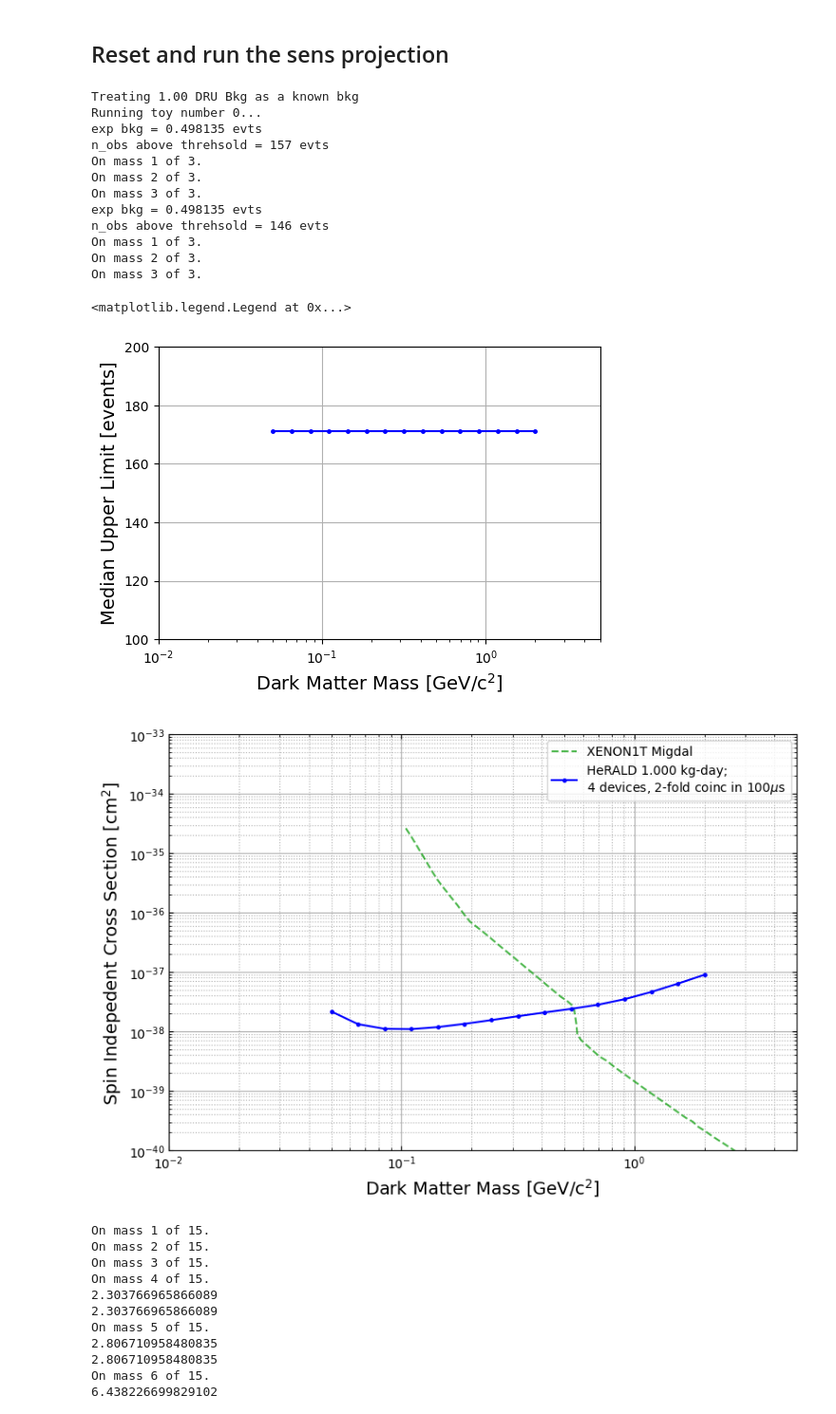
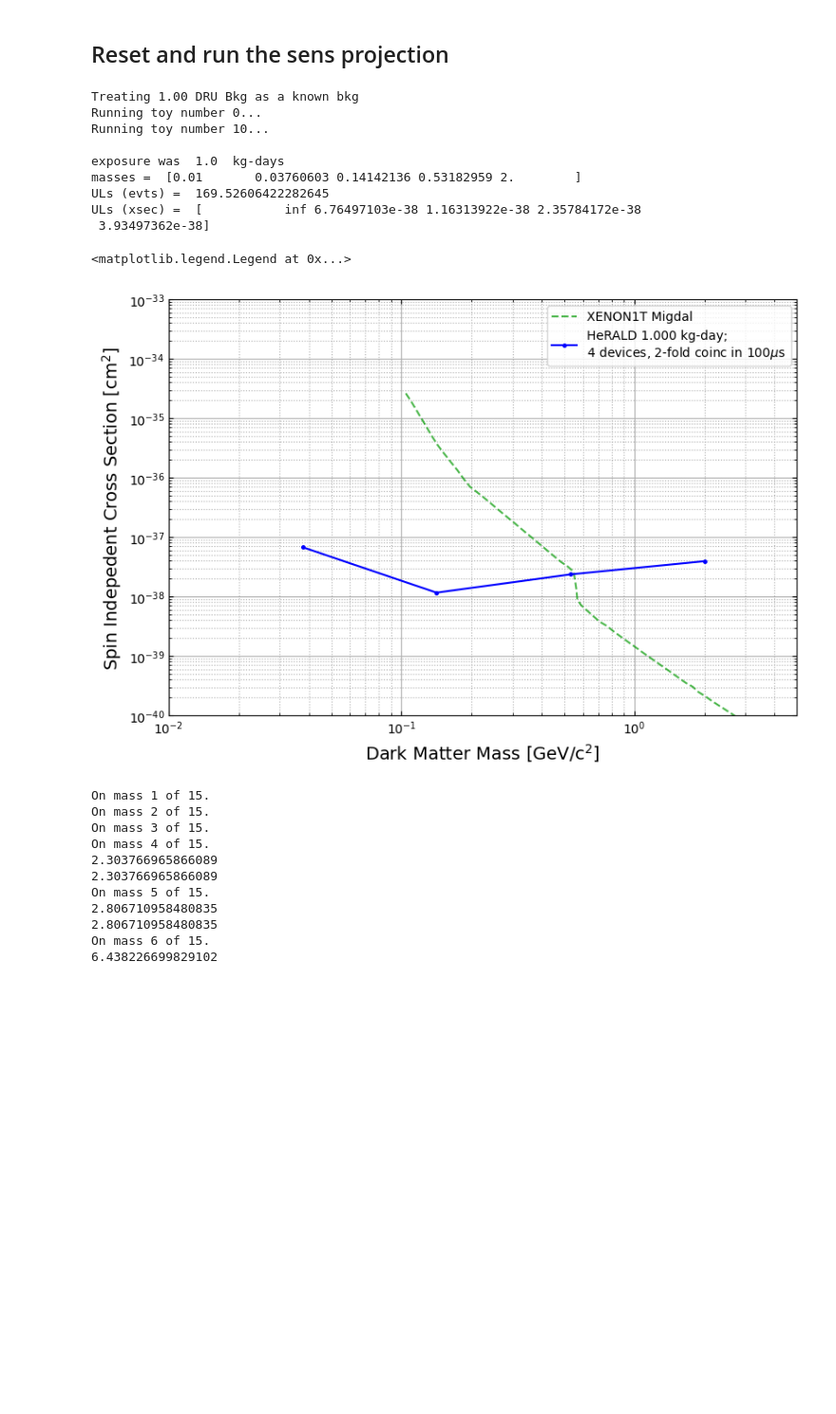
Before and after one commit to spice-herald/DarkLim, a Jupyter notebook: examples/helium.ipynb, the cells around one changed output. Shown at 95% size. Saved outputs shown, nothing was run; the diff lists cells and outputs as text; code cells hidden in the pictures; blank space fills up the shorter version.

Commit message:
add code to do a scan for He projections and plotting

```diff
--- a/examples/helium.ipynb
+++ b/examples/helium.ipynb
@@ -88,21 +88,24 @@ integral from 1e-06 to 1.0 keV = 4.30e-10 evts/day
 [figure]
 # %%
 # Detector info setup
-
-time_elapsed = 100 # days
-efficiency = 1.0
-tm = 'He' # target name
-mass_det = 0.010 # mass in kg
-energy_res = 0.373e-3 # energy resolution in keV
-threshold = 5 * energy_res # threshold
 
 n_devices = 4
 coinc = 2
 window = 100e-6 # s
 
+mass_det = 0.010 # mass in kg
+time_elapsed = 1000 # days
+efficiency = 1.0
+
+tm = 'He' # target name
+
+energy_res = 0.373e-3 # energy resolution in keV
+threshold = coinc*5*energy_res
+
 print('detector mass is {} kg = {} g'.format(mass_det,mass_det*1000))
 print('run time is {} days'.format(time_elapsed))
-print('threshold = {:0.1f} eV'.format(threshold*1000))
+print('exposure is {} kg-days'.format(mass_det*time_elapsed))
+print('threshold = {:0.3f} eV'.format(threshold*1000))
 print('assuming {:d}-fold coincidence amongst {:d} devices in a {:0.1f} microsecond window'.format(coinc,n_devices,window/1e-6))
 # %% [output]
 detector mass is 0.01 kg = 10.0 g
@@ -166,6 +172,7 @@ Text(0.5, 0, 'Energy [keV]')
 # %% [markdown]
 ## Reset and run the sens projection
 # %%
+SE = darklim.sensitivity.SensEst(mass_det, time_elapsed, eff=efficiency, tm=tm)
 SE.reset_sim()
 
 SE.add_flat_bkgd(1) # flat background of 1 DRU
@@ -178,15 +185,15 @@ SE.add_nfold_lee_bkgd(m=n_devices,n=coinc,w=window)
 m_dm, sig, ul = SE.run_sim_fc(
     0,
     threshold,
-    0.5,
+    10,
     e_low=1e-6,
     #m_dms=np.array([1]),
-    m_dms=np.geomspace(0.05, 2, num=3),
-    nexp=2, # increase for a better estimate, 1 is generally used for diagnostics
+    m_dms=np.geomspace(0.01, 2, num=5),
+    nexp=20, # increase for a better estimate, 1 is generally used for diagnostics
     npts=1000,
     plot_bkgd=False,
     res=energy_res,
-    verbose=True,
+    verbose=False,
     sigma0=1e-36
     #sigma0=1e-41
 )
@@ -198,60 +205,56 @@ print('ULs (xsec) = ',sig)
 # %% [output]
 Treating 1.00 DRU Bkg as a known bkg
 Running toy number 0...
-exp bkg = 0.498135 evts
-n_obs above threhsold = 157 evts
-On mass 1 of 3.
-On mass 2 of 3.
-On mass 3 of 3.
-exp bkg = 0.498135 evts
-n_obs above threhsold = 146 evts
-On mass 1 of 3.
-On mass 2 of 3.
-On mass 3 of 3.
+Running toy number 10...
+
+exposure was  1.0  kg-days
+masses =  [0.01       0.03760603 0.14142136 0.53182959 2.        ]
+ULs (evts) =  169.52606422282645
+ULs (xsec) =  [           inf 6.76497103e-38 1.16313922e-38 2.35784172e-38
+ 3.93497362e-38]
 # %%
-fig, ax = plt.subplots(figsize=(6, 4))
-plt.plot(m_dm, ul, color='b',marker='.',ms=5,label=lab)
+#fig, ax = plt.subplots(figsize=(6, 4))
+#plt.plot(m_dm, ul, color='b',marker='.',ms=5,label=lab)
 
 #ax.set_yscale('log')
-ax.set_xscale('log')
+#ax.set_xscale('log')
 
-ax.set_ylim(100,200)
-ax.set_xlim(0.01, 5)
-ax.set_xlabel("Dark Matter Mass [GeV/c$^2$]", fontsize=14)
-ax.set_ylabel("Median Upper Limit [events]", fontsize=14)
+#ax.set_ylim(100,200)
+#ax.set_xlim(0.01, 5)
+#ax.set_xlabel("Dark Matter Mass [GeV/c$^2$]", fontsize=14)
+#ax.set_ylabel("Median Upper Limit [events]", fontsize=14)
 #ax.set_title("Estimated Sensitivity", fontsize=14)
-ax.grid()
+#ax.grid()
 
 
 fig, ax = plt.subplots(figsize=(9, 6))
 
 x1tmig = np.loadtxt('/global/cfs/cdirs/lz/users/haselsco/TESSERACT_Limits/snowmass2021-wp-cf1-neutrinofloor/data/published/SI/XENON1T-Migdal.txt')
 #cresst = np.loadtxt('/global/cfs/cdirs/lz/users/haselsco/TESSERACT_Limits/snowmass2021-wp-cf1-neutrinofloor/data/published/SI/CRESST.txt')
 
 plt.plot(*(x1tmig.T),color=(0.,0.6,0.,0.7),ls='--',label='XENON1T Migdal')
 #plt.plot(*(cresst.T),color=(0.8,0.1,0.1,0.7),label='CRESST')
 
 lab = 'HeRALD {:0.3f} kg-day;\n{:d} devices, {:d}-fold coinc in {:0.0f}$\mu$s'.format(SE.exposure,n_devices,coinc,window/1e-6)
 plt.plot(m_dm, sig, color='b',marker='.',ms=5,label=lab)
 
 ax.set_yscale('log')
 ax.set_xscale('log')
 
 ax.set_ylim(1e-40, 1e-33)
 ax.set_xlim(0.01, 5)
 ax.set_xlabel("Dark Matter Mass [GeV/c$^2$]", fontsize=14)
 ax.set_ylabel("Spin Indepedent Cross Section [cm$^2$]", fontsize=14)
 #ax.set_title("Estimated Sensitivity", fontsize=14)
 
 ax.grid()
 ax.grid(which="minor", linestyle='dotted')
 ax.tick_params(which="both", direction="in", right=True, top=True)
 
 ax.legend(loc='upper right',frameon=True)
 # %% [output]
 <matplotlib.legend.Legend at 0x...>
-[figure, old version]
+[figure, new version]
-[figure, removed]
 # %%
 # run the simulation
 
```
Also changed, not shown: parts of 3 cells of this notebook, 38 other files.
